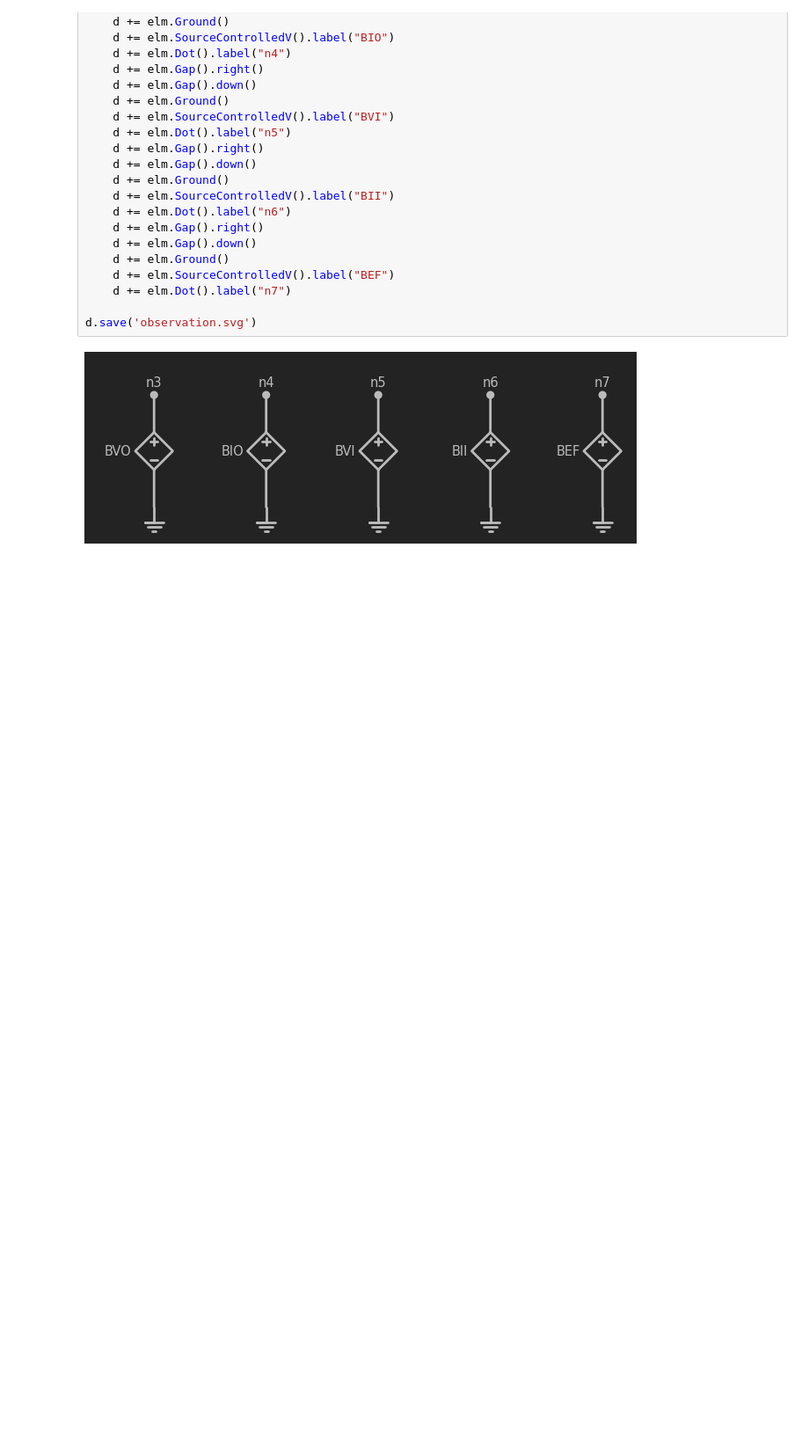
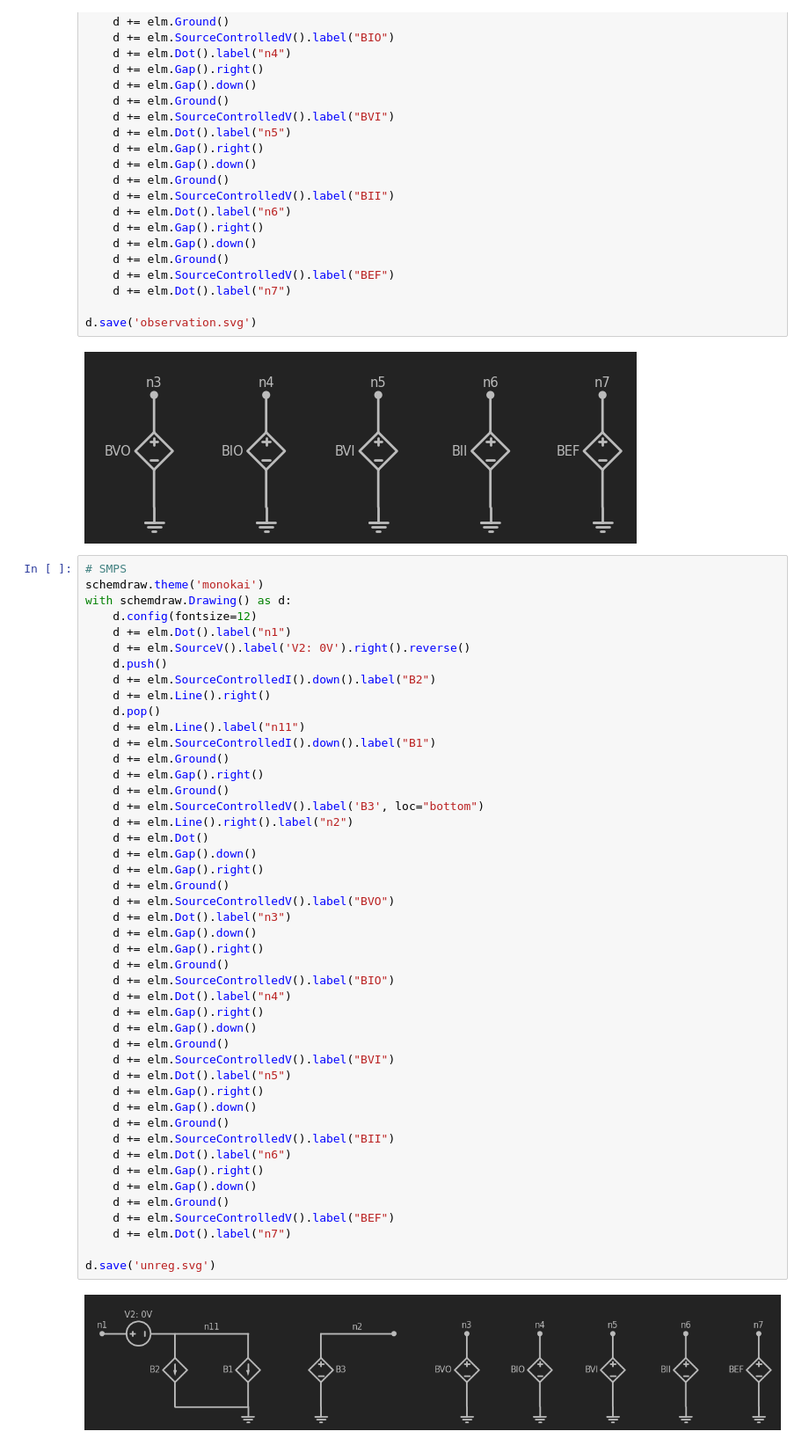
Before and after one commit to sagrpatl/spycey, a Jupyter notebook: symbols/symbols.ipynb, the cells around one changed output. Shown at 88% size. Drawn from its saved outputs; the diff is of its cells as text; blank space fills up the shorter version.

```diff
--- a/symbols/symbols.ipynb
+++ b/symbols/symbols.ipynb
@@ -123,3 +123,51 @@ with schemdraw.Drawing() as d:
 d.save('observation.svg')
 # %% [output]
 [figure]
+# %%
+# SMPS
+schemdraw.theme('monokai')
+with schemdraw.Drawing() as d:
+    d.config(fontsize=12)
+    d += elm.Dot().label("n1")
+    d += elm.SourceV().label('V2: 0V').right().reverse()
+    d.push()
+    d += elm.SourceControlledI().down().label("B2")
+    d += elm.Line().right()
+    d.pop()
+    d += elm.Line().label("n11")
+    d += elm.SourceControlledI().down().label("B1")
+    d += elm.Ground()
+    d += elm.Gap().right()
+    d += elm.Ground()
+    d += elm.SourceControlledV().label('B3', loc="bottom")
+    d += elm.Line().right().label("n2")
+    d += elm.Dot()
+    d += elm.Gap().down()
+    d += elm.Gap().right()
+    d += elm.Ground()
+    d += elm.SourceControlledV().label("BVO")
+    d += elm.Dot().label("n3")
+    d += elm.Gap().down()
+    d += elm.Gap().right()
+    d += elm.Ground()
+    d += elm.SourceControlledV().label("BIO")
+    d += elm.Dot().label("n4")
+    d += elm.Gap().right()
+    d += elm.Gap().down()
+    d += elm.Ground()
+    d += elm.SourceControlledV().label("BVI")
+    d += elm.Dot().label("n5")
+    d += elm.Gap().right()
+    d += elm.Gap().down()
+    d += elm.Ground()
+    d += elm.SourceControlledV().label("BII")
+    d += elm.Dot().label("n6")
+    d += elm.Gap().right()
+    d += elm.Gap().down()
+    d += elm.Ground()
+    d += elm.SourceControlledV().label("BEF")
+    d += elm.Dot().label("n7")
+
+d.save('unreg.svg')
+# %% [output]
+[figure, added]
```
Also changed, not shown: 11 other files.
